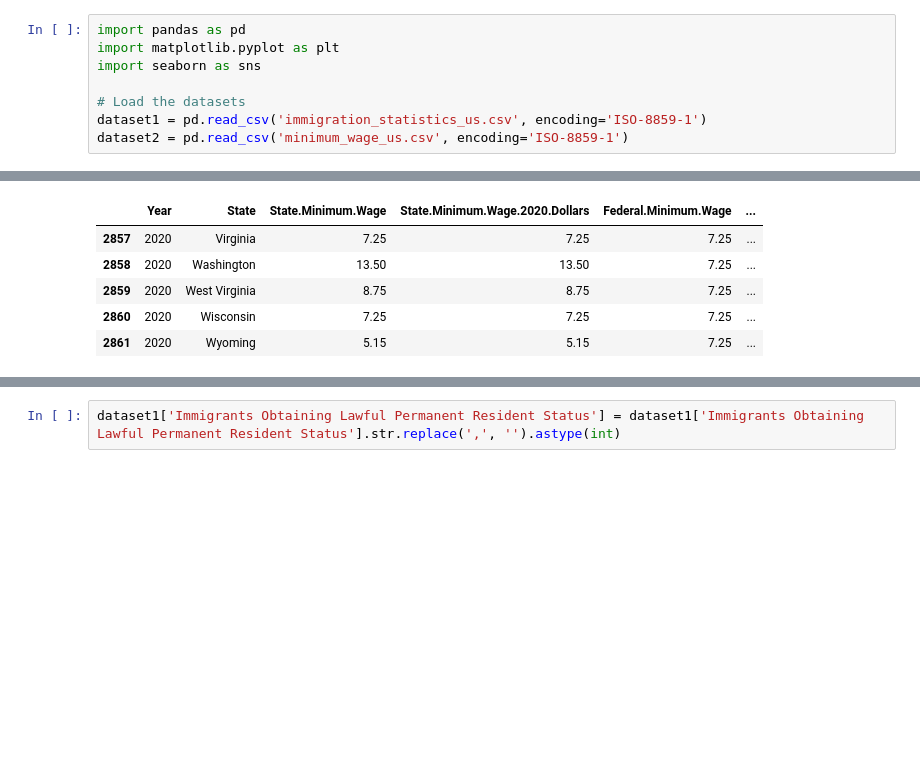
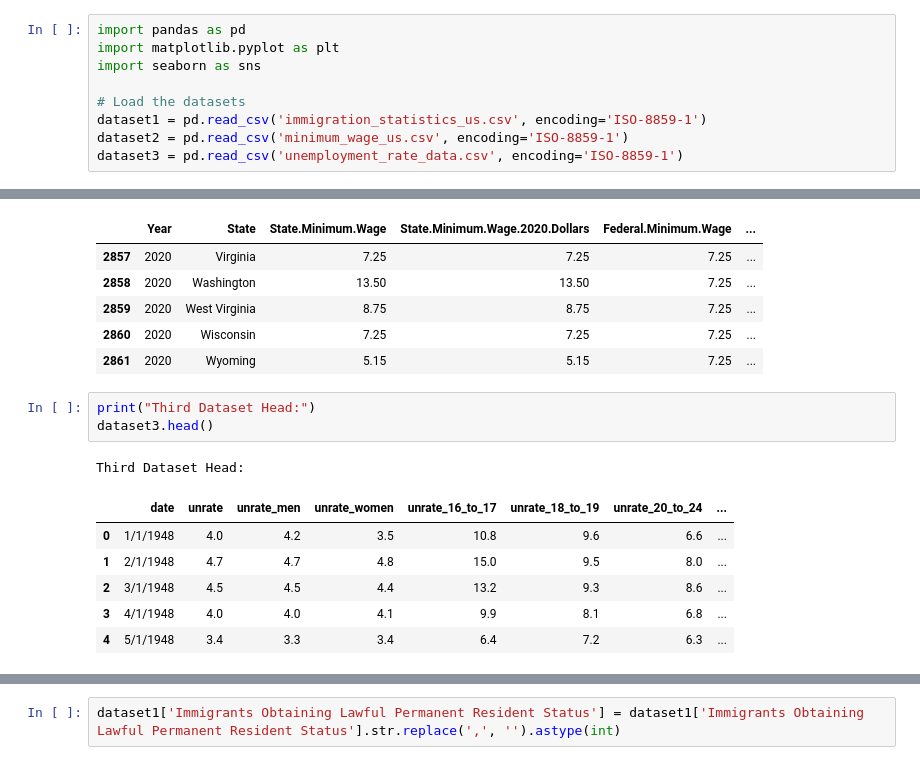
Before and after one commit to 2YYs/infovis, a Jupyter notebook: end concept.ipynb, the cells around one changed output, grey strips where cells are left out. Saved outputs shown, nothing was run; the diff lists cells and outputs as text; blank space fills up the shorter version.

```diff
--- a/end concept.ipynb
+++ b/end concept.ipynb
@@ -55,6 +55,7 @@ import seaborn as sns
 # Load the datasets
 dataset1 = pd.read_csv('immigration_statistics_us.csv', encoding='ISO-8859-1')
 dataset2 = pd.read_csv('minimum_wage_us.csv', encoding='ISO-8859-1')
+dataset3 = pd.read_csv('unemployment_rate_data.csv', encoding='ISO-8859-1')
 # %%
 # Display the first 5 rows of each dataset
 print("First Dataset Head:")
@@ -100,3 +101,14 @@ First Dataset Tail:
 | 2859 | 2020 | West Virginia | 8.75 | 8.75 | 7.25 | ... |
 | 2860 | 2020 | Wisconsin | 7.25 | 7.25 | 7.25 | ... |
 | 2861 | 2020 | Wyoming | 5.15 | 5.15 | 7.25 | ... |
+# %%
+print("Third Dataset Head:")
+dataset3.head()
+# %% [output]
+Third Dataset Head:
+|  | date | unrate | unrate_men | unrate_women | unrate_16_to_17 | unrate_18_to_19 | unrate_20_to_24 | ... |
+| 0 | 1/1/1948 | 4.0 | 4.2 | 3.5 | 10.8 | 9.6 | 6.6 | ... |
+| 1 | 2/1/1948 | 4.7 | 4.7 | 4.8 | 15.0 | 9.5 | 8.0 | ... |
+| 2 | 3/1/1948 | 4.5 | 4.5 | 4.4 | 13.2 | 9.3 | 8.6 | ... |
+| 3 | 4/1/1948 | 4.0 | 4.0 | 4.1 | 9.9 | 8.1 | 6.8 | ... |
+| 4 | 5/1/1948 | 3.4 | 3.3 | 3.4 | 6.4 | 7.2 | 6.3 | ... |
```
Also changed, not shown: parts of 1 cell of this notebook.
